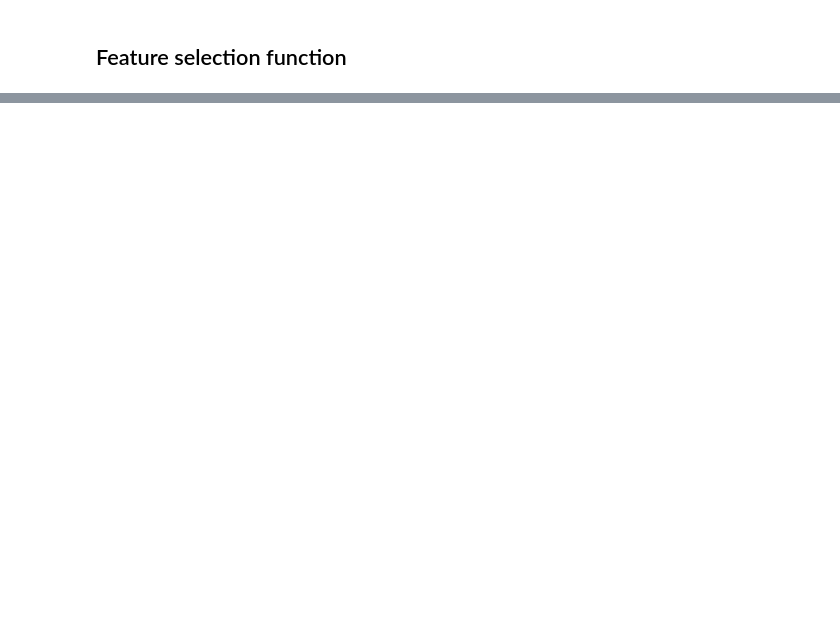
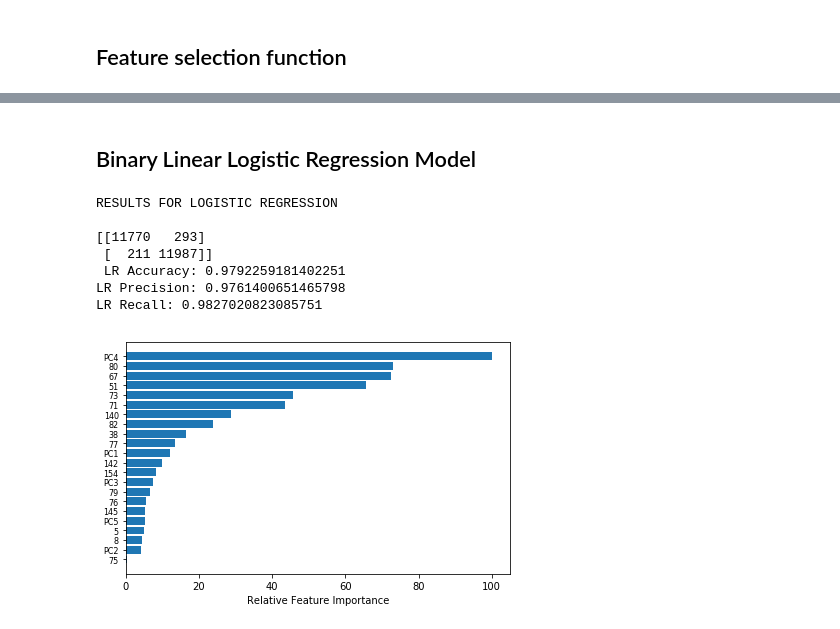
Before and after one commit to AML-Project-Group/impersonation_detection, a Jupyter notebook: Main.ipynb, the cells around one changed output, grey strips where cells are left out. Cells and saved outputs as stored; diff of their text form; code cells hidden in the pictures; blank space fills up the shorter version.

```diff
--- a/Main.ipynb
+++ b/Main.ipynb
@@ -471,0 +488,15 @@ data_for_training.head()
+# %%
+
+#Create model with 1000 trees to start. This includes bagging. Set bootstrap = False to turn off
+
+randf = RandomForestClassifier(n_estimators = 100, random_state = 22)
+randf.fit(X_train, y_train)
+
+yhat = randf.predict(X_test)
+
+
+#Metrics and variable importance
+print(confusion_matrix(y_test,yhat))
+print(classification_report(y_test,yhat))
+
+##Nothing really stands out...We get very good accuracy
@@ -471,0 +554,47 @@ data_for_training.head()
+# %% [markdown]
+## Binary Linear Logistic Regression Model
+# %%
+logreg = LogisticRegression(random_state=0)
+
+logreg.fit(X_train,y_train)
+
+yhat= logreg.predict(X_test)
+
+cnf_matrix = metrics.confusion_matrix(y_test, yhat)
+
+print("RESULTS FOR LOGISTIC REGRESSION \n")
+
+print(cnf_matrix)
+
+
+print(" LR Accuracy:",metrics.accuracy_score(y_test, yhat))
+print("LR Precision:",metrics.precision_score(y_test, yhat))
+print("LR Recall:",metrics.recall_score(y_test, yhat))
+
+
+feature_importance = abs(logreg.coef_[0])
+feature_importance = 100.0 * (feature_importance / feature_importance.max())
+sorted_idx = np.argsort(feature_importance)
+pos = np.arange(sorted_idx.shape[0]) + .5
+
+
+featfig = plt.figure()
+featax = featfig.add_subplot(1, 1, 1)
+featax.barh(pos, feature_importance[sorted_idx], align='center')
+featax.set_yticks(pos)
+featax.set_yticklabels(np.array(X.columns)[sorted_idx], fontsize=8)
+featax.set_xlabel('Relative Feature Importance')
+
+plt.tight_layout()
+plt.show()
+
+##Large number of misclassifications
+# %% [output]
+RESULTS FOR LOGISTIC REGRESSION
+
+[[11770   293]
+ [  211 11987]]
+ LR Accuracy: 0.9792259181402251
+LR Precision: 0.9761400651465798
+LR Recall: 0.9827020823085751
+[figure, added]
```
Also changed, not shown: parts of 22 cells of this notebook.
